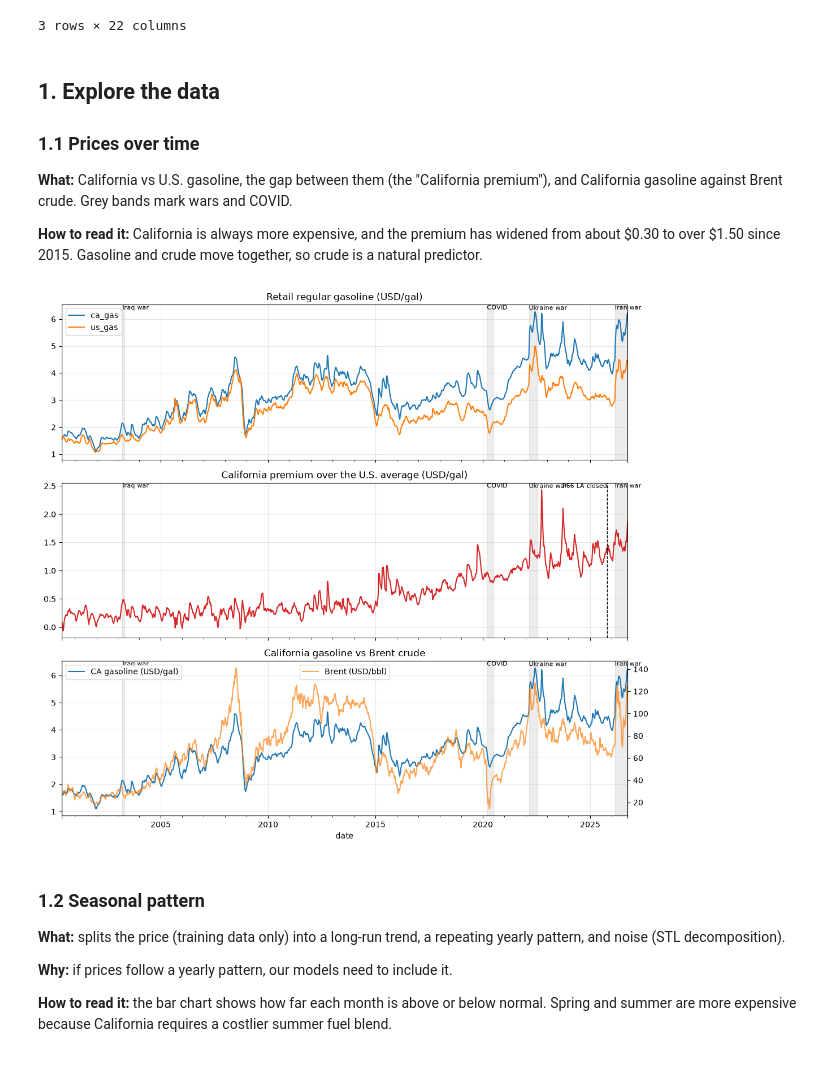
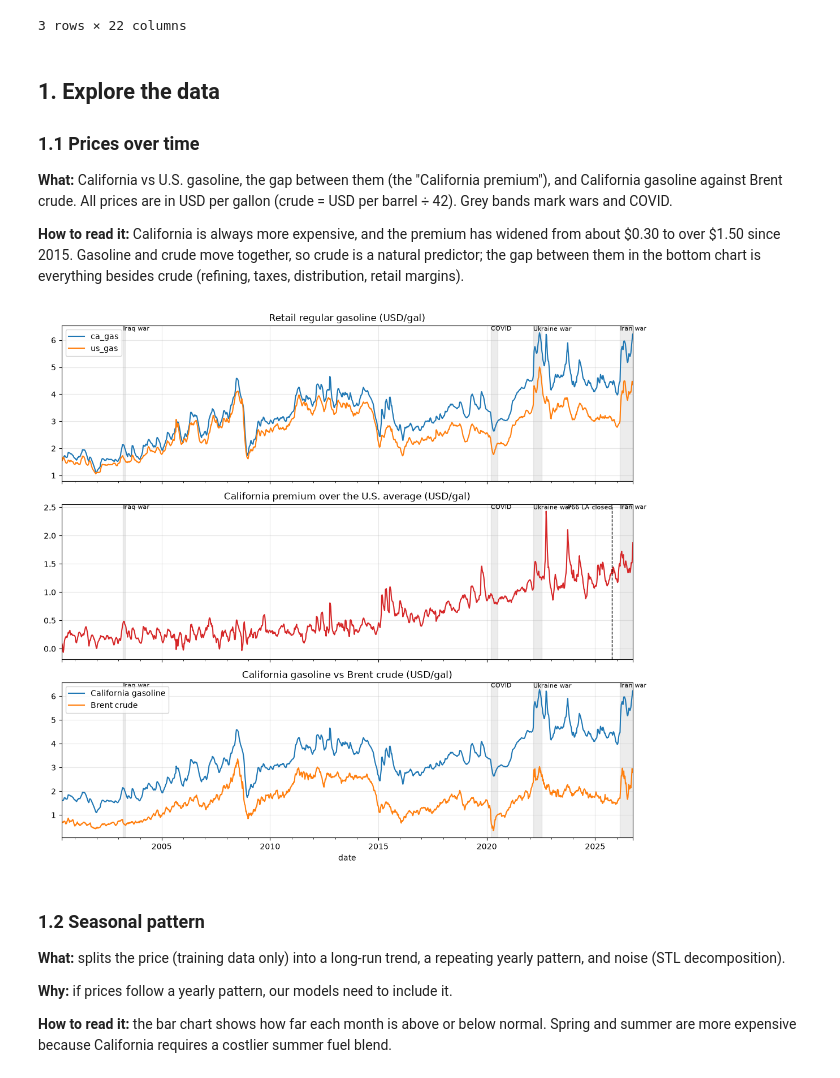
Before and after one commit to hymiawu/ca-gasoline-forecasting, a Jupyter notebook: forecasting_models.ipynb, the cells around one changed output. Cells and saved outputs as stored; diff of their text form; code cells hidden in the pictures.

```diff
--- a/forecasting_models.ipynb
+++ b/forecasting_models.ipynb
@@ -77,6 +77,7 @@ H = 12                     # forecast 1-12 weeks ahead
 SCORE_H = [4, 12]          # the two horizons we score
 Z80 = stats.norm.ppf(0.9)  # 80% interval = +/- 1.28 standard deviations
 PERIOD = 365.25 / 7        # weeks in a year (~52.18)
+GAL_PER_BBL = 42           # crude prices are shown in USD per gallon (USD per barrel / 42), like gasoline
 
 df = pd.read_csv(DATA, index_col="date", parse_dates=True).asfreq("W-MON")
 train = df.loc[:TRAIN_END]
@@ -94,33 +95,33 @@ df.tail(3)
 ## 1. Explore the data
 
 ### 1.1 Prices over time
-**What:** California vs U.S. gasoline, the gap between them (the "California premium"), and California gasoline against Brent crude. Grey bands mark wars and COVID.
+**What:** California vs U.S. gasoline, the gap between them (the "California premium"), and California gasoline against Brent crude. All prices are in USD per gallon (crude = USD per barrel ÷ 42). Grey bands mark wars and COVID.
 
-**How to read it:** California is always more expensive, and the premium has widened from about \$0.30 to over \$1.50 since 2015. Gasoline and crude move together, so crude is a natural predictor.
+**How to read it:** California is always more expensive, and the premium has widened from about \$0.30 to over \$1.50 since 2015. Gasoline and crude move together, so crude is a natural predictor; the gap between them in the bottom chart is everything besides crude (refining, taxes, distribution, retail margins).
 # %%
 EVENTS = {  # shaded on the charts
     "Iraq war": ("2003-03-24", "2003-04-28"), "COVID": ("2020-03-16", "2020-06-30"),
     "Ukraine war": ("2022-02-28", "2022-07-25"), "Iran war": ("2026-03-02", df.index.max()),
 }
 
 def shade(ax):
     for name, (a, b) in EVENTS.items():
         ax.axvspan(pd.Timestamp(a), pd.Timestamp(b), color="grey", alpha=0.15)
         ax.text(pd.Timestamp(a), ax.get_ylim()[1], name, fontsize=8, va="top")
 
 fig, axes = plt.subplots(3, 1, figsize=(11, 10), sharex=True)
 df[["ca_gas", "us_gas"]].plot(ax=axes[0], title="Retail regular gasoline (USD/gal)")
 df["spread"].plot(ax=axes[1], color="C3", title="California premium over the U.S. average (USD/gal)")
 axes[1].axvline(pd.Timestamp("2025-10-20"), color="k", ls="--", lw=1)
 axes[1].text(pd.Timestamp("2025-10-20"), axes[1].get_ylim()[1], " P66 LA closed", fontsize=8, va="top", ha="right")
-ax2 = axes[2]; df["ca_gas"].plot(ax=ax2, color="C0", label="CA gasoline (USD/gal)")
-ax2b = ax2.twinx(); df["brent"].plot(ax=ax2b, color="C1", alpha=0.7, label="Brent (USD/bbl)")
-ax2.set_title("California gasoline vs Brent crude"); ax2b.grid(False)
-ax2.legend(loc="upper left"); ax2b.legend(loc="upper center")
+ax2 = axes[2]
+df["ca_gas"].plot(ax=ax2, color="C0", label="California gasoline")
+(df["brent"] / GAL_PER_BBL).plot(ax=ax2, color="C1", label="Brent crude")
+ax2.set_title("California gasoline vs Brent crude (USD/gal)"); ax2.legend(loc="upper left")
 for ax in axes: shade(ax)
 plt.tight_layout(); plt.show()
 # %% [output]
-[figure, old version]
+[figure, new version]
 # %% [markdown]
 ### 1.2 Seasonal pattern
 **What:** splits the price (training data only) into a long-run trend, a repeating yearly pattern, and noise (STL decomposition).
```
Also changed, not shown: parts of 2 cells of this notebook, 7 other files.
